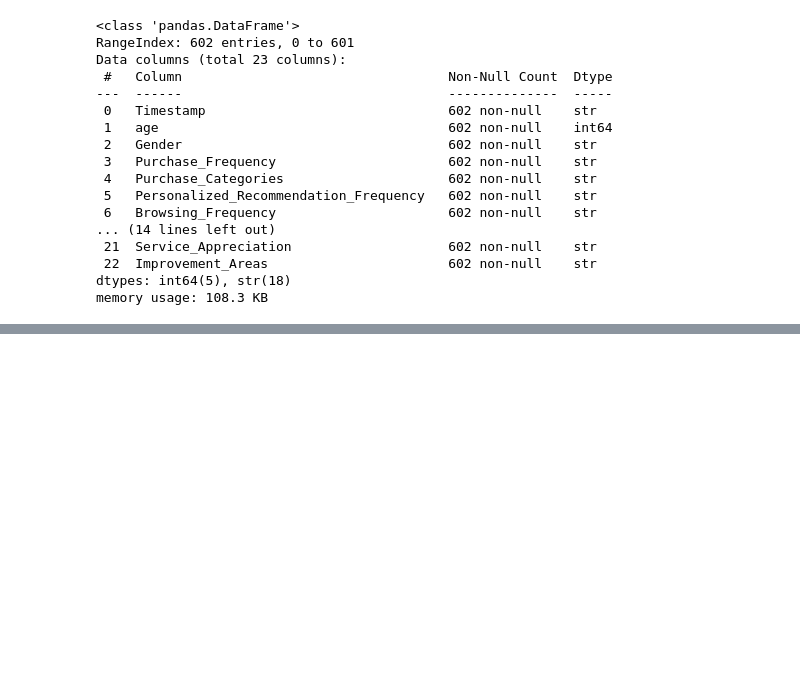
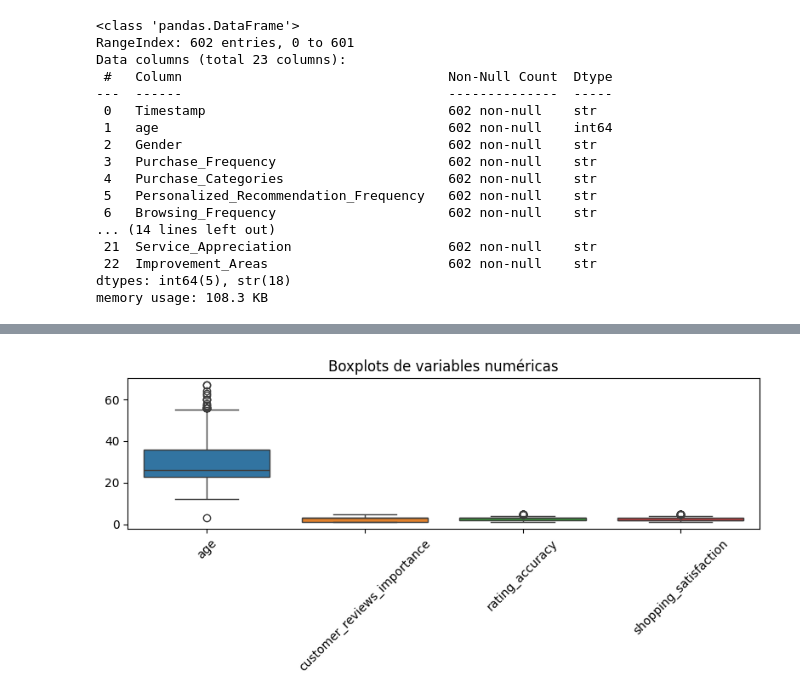
Before and after one commit to Paula-02/EDA_ClientesAmazon, a Jupyter notebook: src/notebooks/1_exploring_dataset.ipynb, the cells around one changed output, grey strips where cells are left out. Saved outputs shown, nothing was run; the diff lists cells and outputs as text; code cells hidden in the pictures; blank space fills up the shorter version.

```diff
--- a/src/notebooks/1_exploring_dataset.ipynb
+++ b/src/notebooks/1_exploring_dataset.ipynb
@@ -109,0 +54,12 @@ lista
+# %%
+# limpiar nombres de columnas
+df.columns = (
+    df.columns
+      .str.strip()
+      .str.lower()
+      .str.replace(" ", "_")
+      .str.replace("/", "_")
+)
+
+df["timestamp"] = pd.to_datetime(df["timestamp"])
+df["age"] = pd.to_numeric(df["age"], errors="coerce")
@@ -109,0 +109,9 @@ lista
+# %%
+# extraer categorias principales
+df["purchase_categories_list"] = (
+    df["purchase_categories"]
+      .str.split(";")
+)
+
+df["buys_beauty"] = df["purchase_categories"].str.contains("Beauty and Personal Care", na=False)
+df["buys_fashion"] = df["purchase_categories"].str.contains("Clothing and Fashion", na=False)
@@ -109,0 +254,10 @@ lista
+# %%
+# 2.3 Boxplots para inspección rápida de outliers
+plt.figure(figsize=(8, 4))
+sns.boxplot(data=df[num_cols])
+plt.title("Boxplots de variables numéricas")
+plt.xticks(rotation=45)
+plt.tight_layout()
+plt.show()
+# %% [output]
+[figure, added]
```
Also changed, not shown: parts of 34 cells of this notebook, 2 other files.
